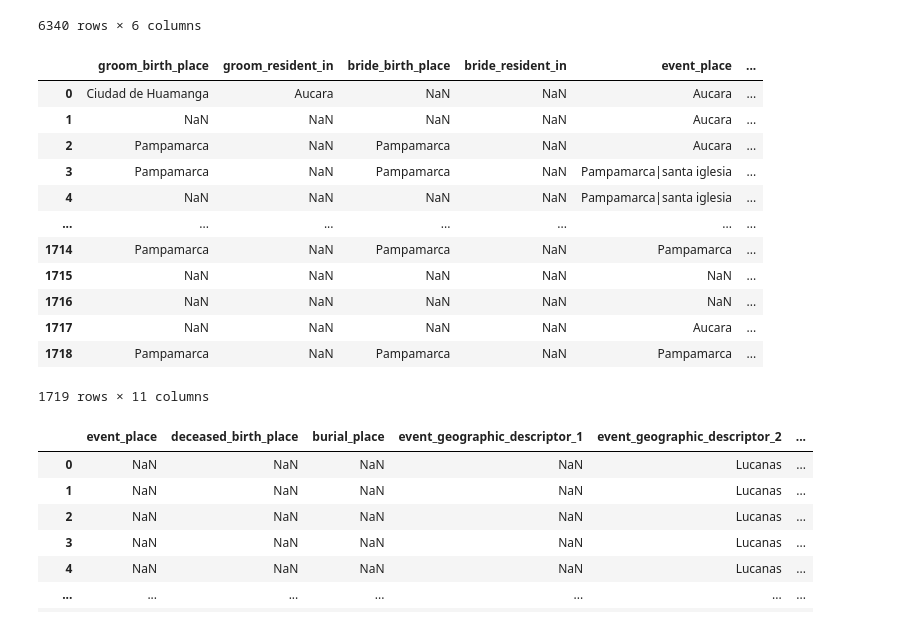
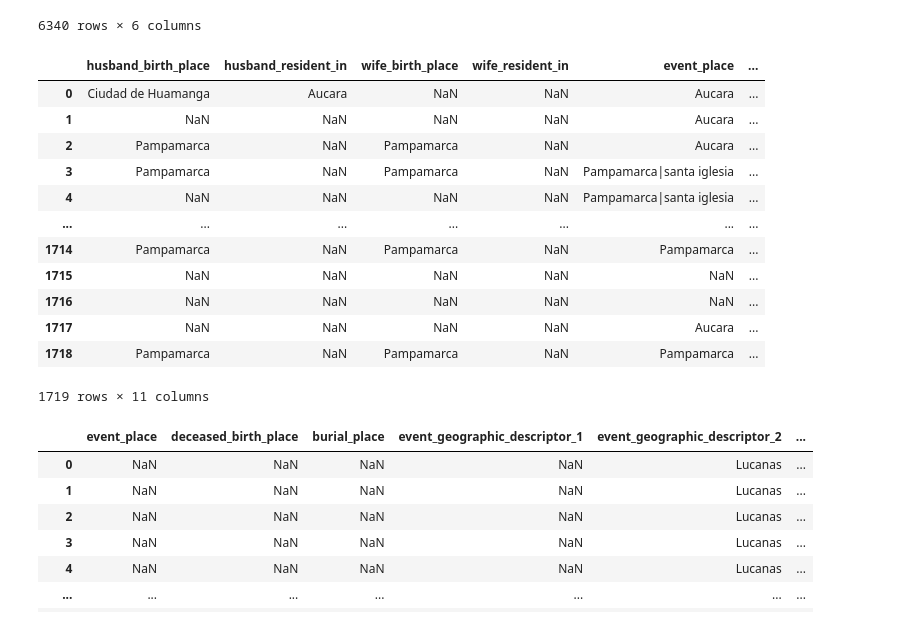
Before and after one commit to UCSB-AMPLab/sondondo, a Jupyter notebook: project_code/1_dataCleaning.ipynb, the cells around one changed output. Cells and saved outputs as stored; diff of their text form; code cells hidden in the pictures.

```diff
--- a/project_code/1_dataCleaning.ipynb
+++ b/project_code/1_dataCleaning.ipynb
@@ -283,7 +283,7 @@ Found invalid records:
 # %% [markdown]
 > Unfortunately, these records were incorrectly recorded. To fix this, it is necessary to check with the original records.
 # %%
-MATRIMONIOS_HARMONIZED['groom_birth_date'] = AgeInferrer(MATRIMONIOS_HARMONIZED['event_date']).infer_all(MATRIMONIOS_HARMONIZED['groom_birth_date'])
-MATRIMONIOS_HARMONIZED['bride_birth_date'] = AgeInferrer(MATRIMONIOS_HARMONIZED['event_date']).infer_all(MATRIMONIOS_HARMONIZED['bride_birth_date'])
-MATRIMONIOS_HARMONIZED[['event_date', 'groom_birth_date', 'bride_birth_date']]
+MATRIMONIOS_HARMONIZED['husband_birth_date'] = AgeInferrer(MATRIMONIOS_HARMONIZED['event_date']).infer_all(MATRIMONIOS_HARMONIZED['husband_birth_date'])
+MATRIMONIOS_HARMONIZED['wife_birth_date'] = AgeInferrer(MATRIMONIOS_HARMONIZED['event_date']).infer_all(MATRIMONIOS_HARMONIZED['wife_birth_date'])
+MATRIMONIOS_HARMONIZED[['event_date', 'husband_birth_date', 'wife_birth_date']]
 # %% [output]
@@ -363,12 +363,12 @@ Because baptized surname wasn't recorded, we need to infer it from the father's
 BAUTISMOS_HARMONIZED['baptized_lastname'] = BAUTISMOS_HARMONIZED['father_lastname']
 # %%
 matrimonios_names_columns = [
-    'groom_name', 'groom_lastname',
-       'groom_father_name', 'groom_father_lastname',
-       'groom_mother_name', 'groom_mother_lastname',
-       'bride_name', 'bride_lastname',
-       'bride_father_name', 'bride_father_lastname',
-       'bride_mother_name', 'bride_mother_lastname',
+    'husband_name', 'husband_lastname',
+       'husband_father_name', 'husband_father_lastname',
+       'husband_mother_name', 'husband_mother_lastname',
+       'wife_name', 'wife_lastname',
+       'wife_father_name', 'wife_father_lastname',
+       'wife_mother_name', 'wife_mother_lastname',
        'godparent_1_name', 'godparent_1_lastname',
        'godparent_2_name', 'godparent_2_lastname',
        'godparent_3_name', 'godparent_3_lastname',
@@ -480,23 +480,23 @@ BAUTISMOS_HARMONIZED[bautismos_place_columns]
 6340 rows × 6 columns
 # %%
 matrimonios_place_columns = [
-    'groom_birth_place',
-       'groom_resident_in',
-       'bride_birth_place', 'bride_resident_in',
+    'husband_birth_place',
+       'husband_resident_in',
+       'wife_birth_place', 'wife_resident_in',
        'event_place', 'event_geographic_descriptor_1', 'event_geographic_descriptor_2',
        'event_geographic_descriptor_3', 'event_geographic_descriptor_4',
        'event_geographic_descriptor_5', 'event_geographic_descriptor_6'
 ]
 
 MATRIMONIOS_PLACES_RAW = MATRIMONIOS_HARMONIZED[matrimonios_place_columns]
 
 for col in matrimonios_place_columns:
     if col in MATRIMONIOS_HARMONIZED.columns:
         MATRIMONIOS_HARMONIZED[col] = extractor.extract_places_per_row(MATRIMONIOS_HARMONIZED[col])
 
 MATRIMONIOS_HARMONIZED[matrimonios_place_columns]
 # %% [output]
-|  | groom_birth_place | groom_resident_in | bride_birth_place | bride_resident_in | event_place | ... |
+|  | husband_birth_place | husband_resident_in | wife_birth_place | wife_resident_in | event_place | ... |
 | 0 | Ciudad de Huamanga | Aucara | NaN | NaN | Aucara | ... |
 | 1 | NaN | NaN | NaN | NaN | Aucara | ... |
 | 2 | Pampamarca | NaN | Pampamarca | NaN | Aucara | ... |
```
Also changed, not shown: parts of 4 cells of this notebook, 2 other files.
